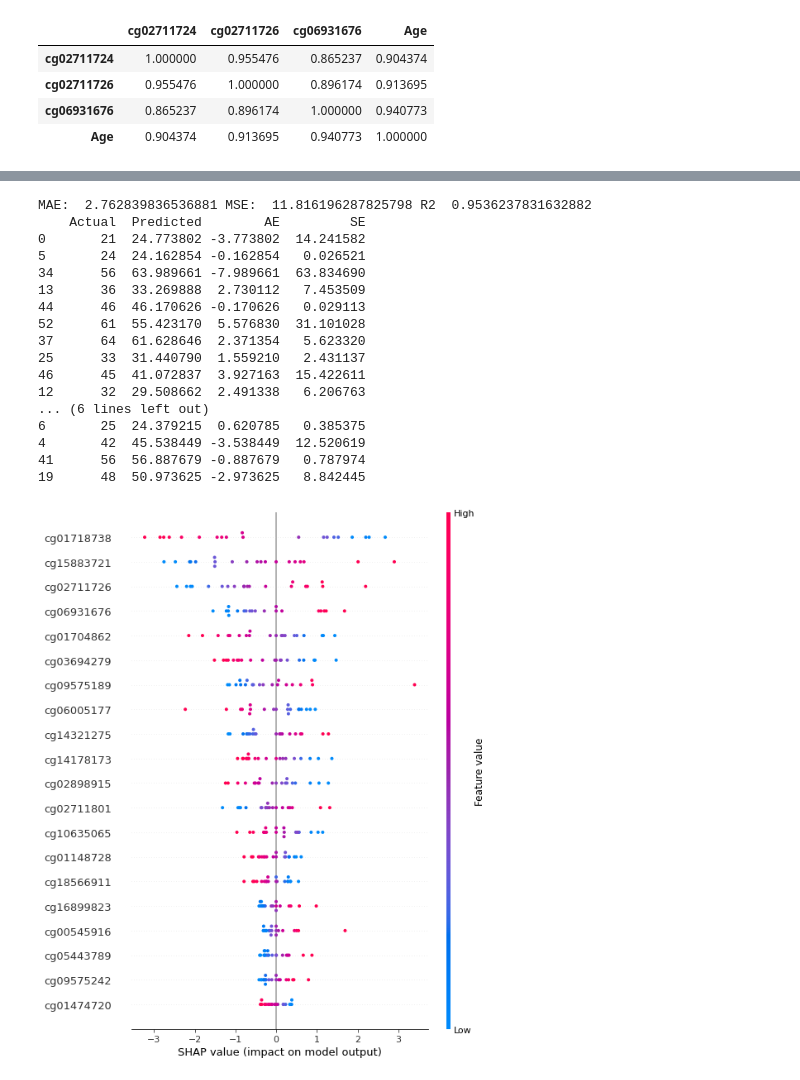
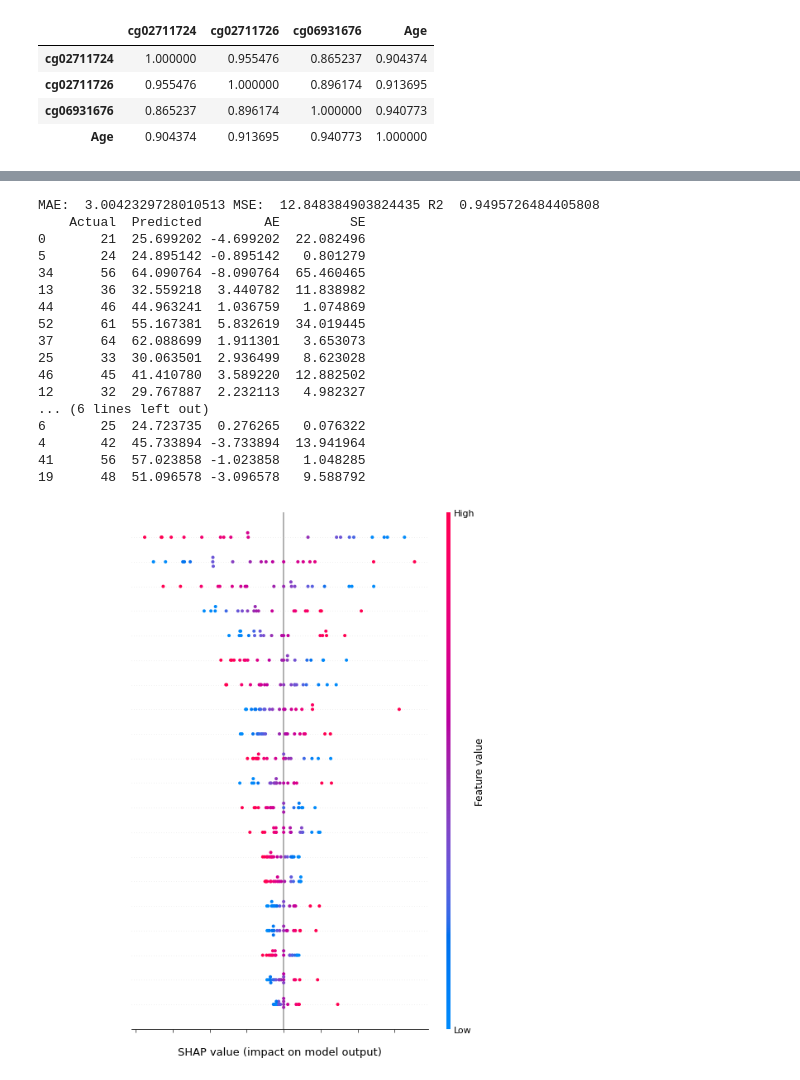
Before and after one commit to DrXlor/ML_BioAge, a Jupyter notebook: BioAge_SVR.ipynb, the cells around one changed output, grey strips where cells are left out. Saved outputs shown, nothing was run; the diff lists cells and outputs as text; code cells hidden in the pictures.

Commit message:
Updates:
> SHAP customized
> person profile based on SHAP

```diff
--- a/BioAge_SVR.ipynb
+++ b/BioAge_SVR.ipynb
@@ -31,7 +27,8 @@ from sklearn.neural_network import MLPRegressor
 # %%
-print(st.__version__)
+# Чтение данных метилирования и установка рандом стейта
 values = (np.load("../BIO_Ml/GSE52588/GSE52588_beta_fn.npz"))["X"]
 data = pd.read_csv("../BIO_Ml/GSE52588/GSE52588_samples.csv", delim_whitespace=True)
+rand_state = 42
 # %% [output]
 1.1
 # %%
@@ -67,8 +66,9 @@ savefig() got unexpected keyword argument "ppi" which is no longer supported as
 # %%
+# отбор важных признаков
 from sklearn.feature_selection import SelectKBest
 from sklearn.feature_selection import f_regression
 
-selector_k = SelectKBest(score_func=f_regression, k=47)
+selector_k = SelectKBest(score_func=f_regression, k=42)
 fit = selector_k.fit(X, y)
 cols = selector_k.get_support(indices=True)
 X = X.iloc[:, cols]
@@ -205,6 +215,7 @@ savefig() got unexpected keyword argument "ppi" which is no longer supported as
 regressor = SVR(kernel="poly", C=1.4)
 model = regressor.fit(X_train, y_train)
 # %%
+# Предсказание и экспорт
 y_pred = regressor.predict(X_test)
 res = pd.DataFrame({"Actual": y_test, "Predicted": y_pred,
                     "AE": y_test - y_pred,
@@ -215,38 +226,40 @@ print("MAE: ", mean_absolute_error(y_test, y_pred),
 res.to_excel("results.xlsx", index = False)
 print(res)
 # %% [output]
-MAE:  2.762839836536881 MSE:  11.816196287825798 R2  0.9536237831632882
+MAE:  3.0042329728010513 MSE:  12.848384903824435 R2  0.9495726484405808
     Actual  Predicted        AE         SE
-0       21  24.773802 -3.773802  14.241582
-5       24  24.162854 -0.162854   0.026521
-34      56  63.989661 -7.989661  63.834690
-13      36  33.269888  2.730112   7.453509
-44      46  46.170626 -0.170626   0.029113
-52      61  55.423170  5.576830  31.101028
-37      64  61.628646  2.371354   5.623320
-25      33  31.440790  1.559210   2.431137
-46      45  41.072837  3.927163  15.422611
-12      32  29.508662  2.491338   6.206763
+0       21  25.699202 -4.699202  22.082496
+5       24  24.895142 -0.895142   0.801279
+34      56  64.090764 -8.090764  65.460465
+13      36  32.559218  3.440782  11.838982
+44      46  44.963241  1.036759   1.074869
+52      61  55.167381  5.832619  34.019445
+37      64  62.088699  1.911301   3.653073
+25      33  30.063501  2.936499   8.623028
+46      45  41.410780  3.589220  12.882502
+12      32  29.767887  2.232113   4.982327
 ... (6 lines left out)
-6       25  24.379215  0.620785   0.385375
-4       42  45.538449 -3.538449  12.520619
-41      56  56.887679 -0.887679   0.787974
-19      48  50.973625 -2.973625   8.842445
+6       25  24.723735  0.276265   0.076322
+4       42  45.733894 -3.733894  13.941964
+41      56  57.023858 -1.023858   1.048285
+19      48  51.096578 -3.096578   9.588792
 # %%
+# Работа с ШАПом
 import shap
+from _beeswarm import summary_legacy
 X_train_summary = shap.kmeans(X_train, 10)
-#plt.plot([1, 2], [2, 3])
 
 @ignore_warnings
 def kernel_explain(X_train_summary, regressor, X_test):
     ex = shap.KernelExplainer(regressor.predict, X_train_summary)
     shap_values = ex.shap_values(X_test)
     return shap_values, ex
 
 shap_values, ex = kernel_explain(X_train_summary, regressor, X_test)
-shap.summary_plot(shap_values, X_test, show=False)
+nnan_values_to_plot = summary_legacy(shap_values, X_test, show=False, plot_type="dot")
+#shap.summary_plot(shap_values, X_test, show=False, plot_type="dot")
 plt.tight_layout()
-plt.savefig("Graphs/shap_explanation_sumplot.png")
+#plt.savefig("Graphs/shap_explanation_sumplot_1.png")
 plt.show()
 # %% [output]
-[figure, old version]
+[figure, new version]
```
Also changed, not shown: parts of 18 cells of this notebook.
